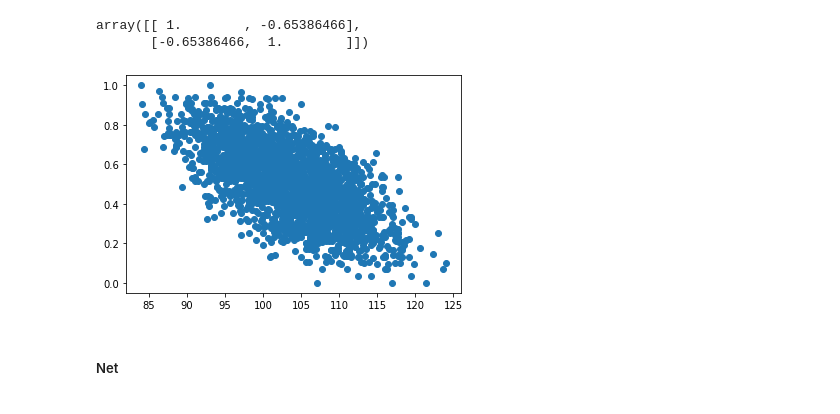
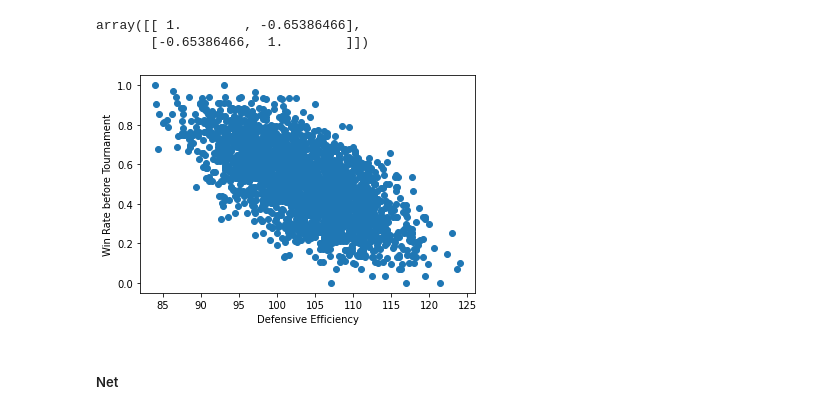
Before and after one commit to DBeick/college-basketball, a Jupyter notebook: main.ipynb, the cells around one changed output. Saved outputs shown, nothing was run; the diff lists cells and outputs as text; code cells hidden in the pictures.

Commit message:
Final details and graphics

```diff
--- a/main.ipynb
+++ b/main.ipynb
@@ -157,9 +159,11 @@ array([[ 1.        , -0.65386466],
        [-0.65386466,  1.        ]])
 # %%
 plt.scatter(df['ADJDE'], df['PRE_PC'])
+plt.xlabel("Defensive Efficiency")
+plt.ylabel("Win Rate before Tournament")
 plt.show()
 # %% [output]
-[figure, old version]
+[figure, new version]
 # %% [markdown]
 ##### Net
 # %%
```
Also changed, not shown: parts of 6 cells of this notebook, 1 other file.
